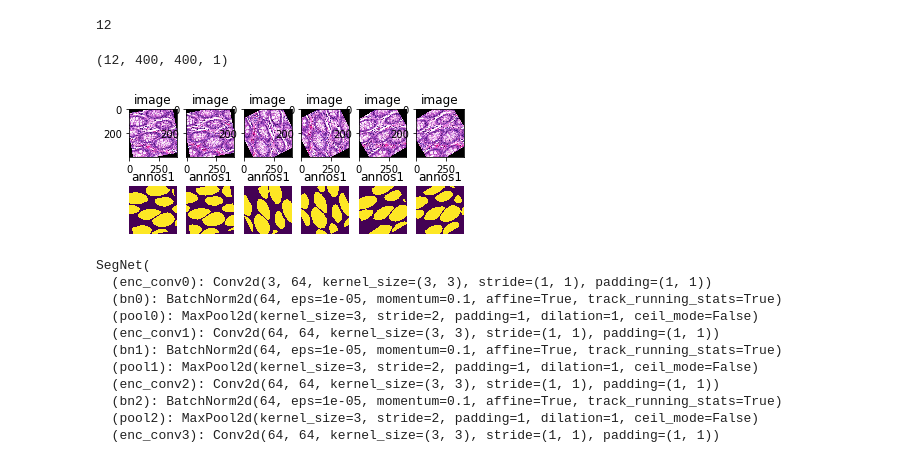
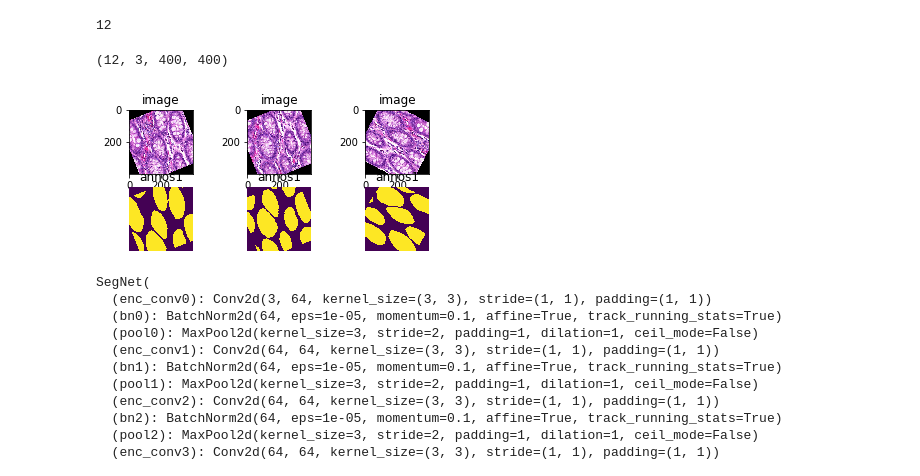
Before and after one commit to hannaLyu/Deep-learning-project, a Jupyter notebook: DL_segnet.ipynb, the cells around one changed output. Drawn from its saved outputs; the diff is of its cells as text; code cells hidden in the pictures.

```diff
--- a/DL_segnet.ipynb
+++ b/DL_segnet.ipynb
@@ -159,7 +159,8 @@ def crop_img(raw_picture,anno_picture,crop_size):
 # %%
 # #Data AUGMENTATION
 transform = transforms.Compose([
-    transforms.ToPILImage(),
+    transforms.ToPILImage()
+     #transforms.ToTensor()
 ])
 
 path_to_images = newdir+os.sep+'train\\raw'
@@ -193,20 +194,25 @@ def batch_generator(type,img_list, anno_list, batch_size, num_of_classes=2,trans
             image2_rotate=TF.rotate(image2,random_angle)
             anno1_rotate=TF.rotate(anno1,random_angle)
             anno2_rotate=TF.rotate(anno2,random_angle)
-            image1_rotate=np.array(image1_rotate)
-            image2_rotate=np.array(image2_rotate)
-            anno1_rotate=np.array(anno1_rotate)
-            anno2_rotate=np.array(anno2_rotate)
+            image1_norm=transforms.ToTensor()(image1_rotate)
+            image2_norm=transforms.ToTensor()(image2_rotate)
+            anno1_norm=transforms.ToTensor()(anno1_rotate)
+            anno2_norm=transforms.ToTensor()(anno2_rotate)
+            image1_fin=np.array(image1_norm)
+            image2_fin=np.array(image2_norm)
+            anno1_fin=np.array(anno1_norm)
+            anno2_fin=np.array(anno2_norm)
        # print(anno2_rotate.shape)
-            images.append(image1_rotate)
-            images.append(image2_rotate)
-            annos.append(anno1_rotate)
-            annos.append(anno2_rotate)
+            images.append(image1_fin)
+            images.append(image2_fin)
+            annos.append(anno1_fin)
+            annos.append(anno2_fin)
             images_result=np.array(images)
             annos_result=np.array(annos)
-
-        annos_result.shape=annos_result.shape+(1,)
-
+       #     print(annos_result.shape)
+   # annos_result.shape=annos_result.shape+(1,)
+#         images_result=transforms.ToTensor()(images_result)
+#         annos_result=transforms.ToTensor()(annos_result)
     if(type=="test"):
         for i in range(batch_size):
 
@@ -236,27 +242,29 @@ print(len(train_image))
 # %% [output]
 12
 # %%
+image_totensor = torch.from_numpy(train_image)
+train_totensor= torch.from_numpy(train_annos)
 
-print(train_annos.shape)
 
-for k in range(batch_size):
+for k in range(3):
 
-    imshow = train_image
-    annoshow = train_annos
-    plt.subplot(3, 6, k+1)
+    imshow = image_totensor.permute(0,2,3,1)
+
+    annoshow = train_totensor.permute(0,2,3,1)
+    plt.subplot(3, 3, k+1)
     plt.imshow(imshow[k,:,:,:])
     plt.title('image')
-    plt.subplot(3, 6, k+7)
+    plt.subplot(3, 3, k+4)
     plt.imshow(annoshow[k,:,:,0])
     plt.title('annos1')
 #     plt.axis('off')
 #     plt.subplot(3, 6, k+13)
 #     plt.imshow(annos[k,:,:,1])
 #     plt.title('annos2')
     plt.axis('off')
 # %% [output]
-(12, 400, 400, 1)
+(12, 3, 400, 400)
-[figure, old version]
+[figure, new version]
 # %%
 
 class SegNet(nn.Module):
```
